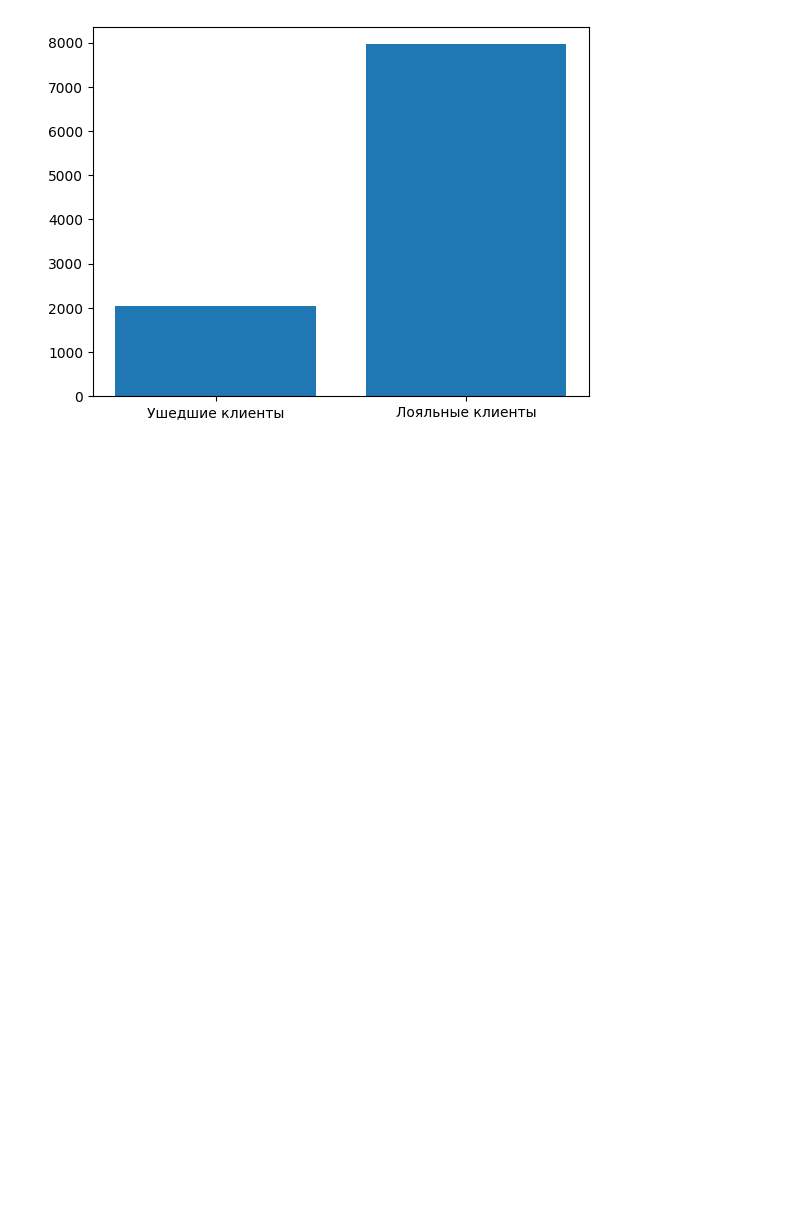
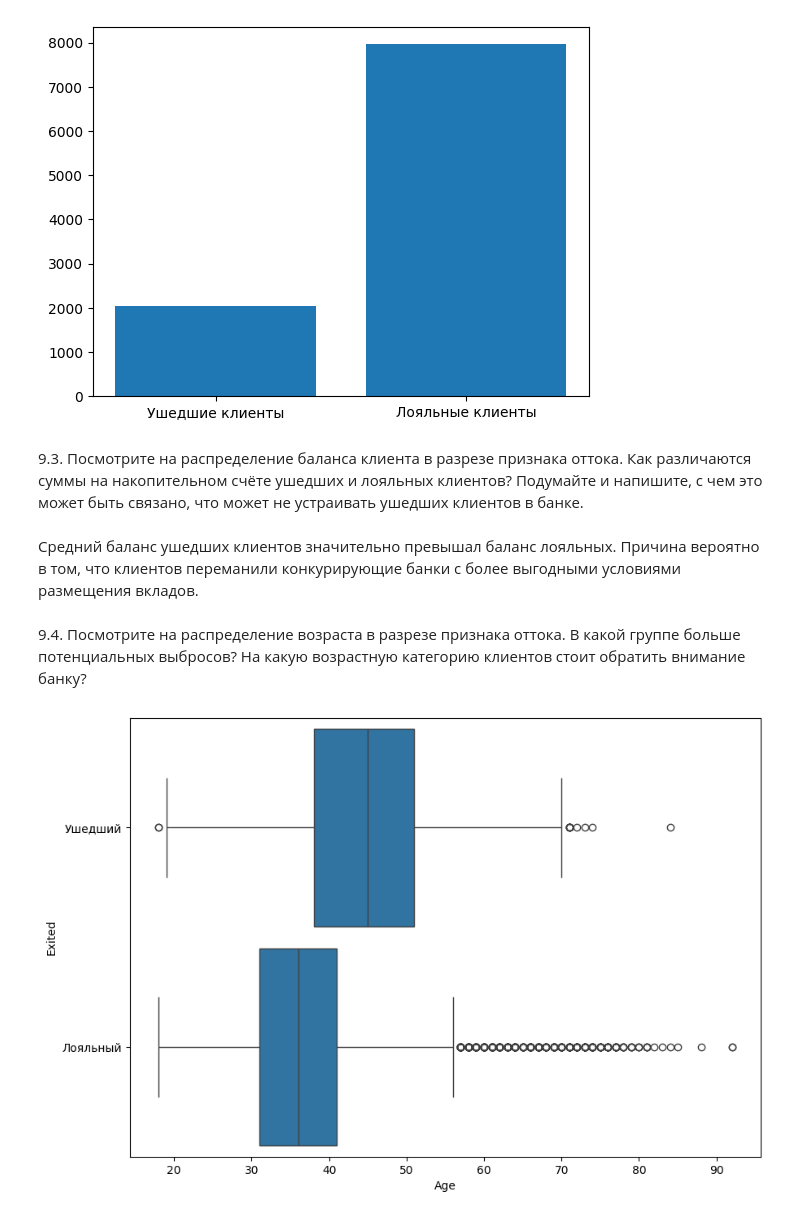
Before and after one commit to Coasting-Now/SF_Pandas, a Jupyter notebook: SF_Pandas/SF_PY_Visualization_Test/vis_test.ipynb, the cells around one changed output. Saved outputs shown, nothing was run; the diff lists cells and outputs as text; code cells hidden in the pictures; blank space fills up the shorter version.

```diff
--- a/SF_Pandas/SF_PY_Visualization_Test/vis_test.ipynb
+++ b/SF_Pandas/SF_PY_Visualization_Test/vis_test.ipynb
@@ -68,0 +83,38 @@ plt.show()
+# %% [markdown]
+9.3. Посмотрите на распределение баланса клиента в разрезе признака оттока. Как различаются суммы на накопительном счёте ушедших и лояльных клиентов? Подумайте и напишите, с чем это может быть связано, что может не устраивать ушедших клиентов в банке.
+# %%
+churn_data['IsActiveMember'] = churn_data['IsActiveMember'].apply(lambda x: 'Неактивный' if x == 0 else 'Активный')
+churn_data['Exited'] = churn_data['Exited'].apply(lambda x: 'Лояльный' if x == 0 else 'Ушедший')
+
+fig = px.histogram(churn_data,
+    x = 'Balance',
+    nbins = 20,
+    title = 'Распределение баланса клиентов по оттоку',
+    color = 'Exited',
+    histnorm = 'percent',
+    color_discrete_sequence=['red', 'turquoise'],
+
+    opacity=1,
+    height=500,
+    width=1000,
+
+)
+fig.update_xaxes(title_text='Баланс')
+fig.update_yaxes(title_text='Количество клиентов')
+
+fig.show()
+# %% [markdown]
+Средний баланс ушедших клиентов значительно превышал баланс лояльных. Причина вероятно в том, что клиентов переманили конкурирующие банки с более выгодными условиями размещения вкладов.
+# %% [markdown]
+9.4. Посмотрите на распределение возраста в разрезе признака оттока. В какой группе больше потенциальных выбросов? На какую возрастную категорию клиентов стоит обратить внимание банку?
+# %%
+fig_1 = plt.figure(figsize=(10, 7))
+boxplot = sns.boxplot(
+    data=churn_data,
+    y='Exited',
+    x='Age',
+    orient='h',
+    width=0.9
+)
+# %% [output]
+[figure, added]
```
Also changed, not shown: parts of 4 cells of this notebook, 1 other file.
